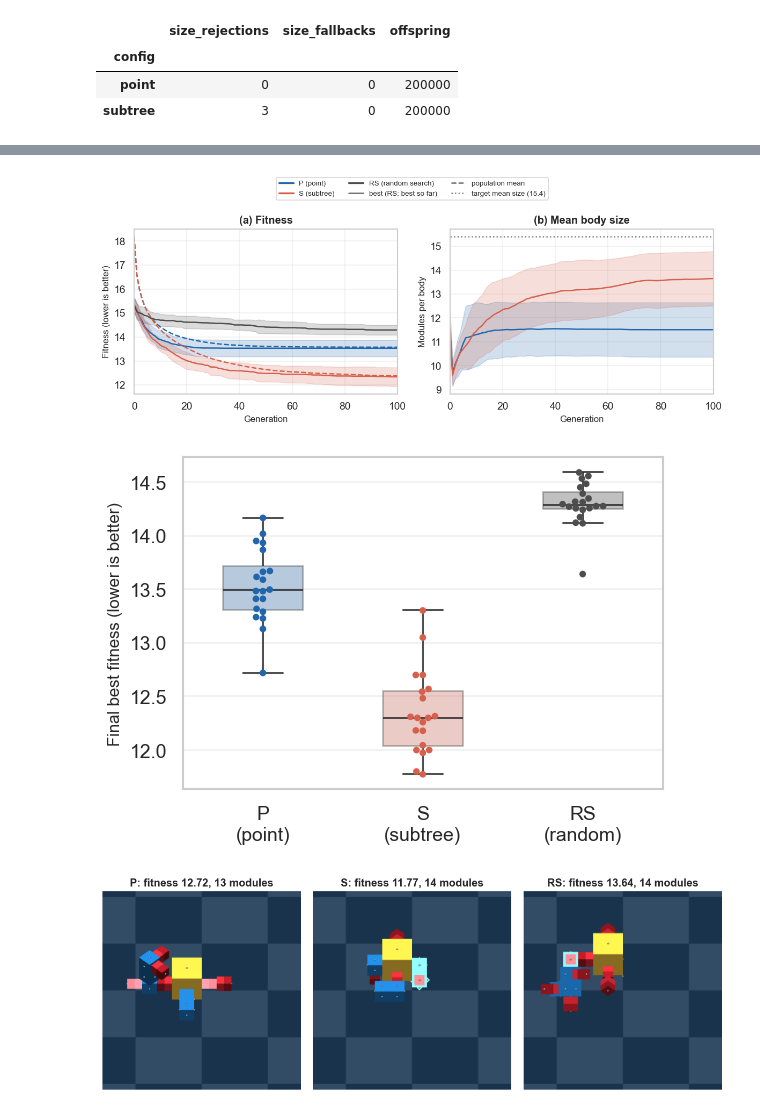
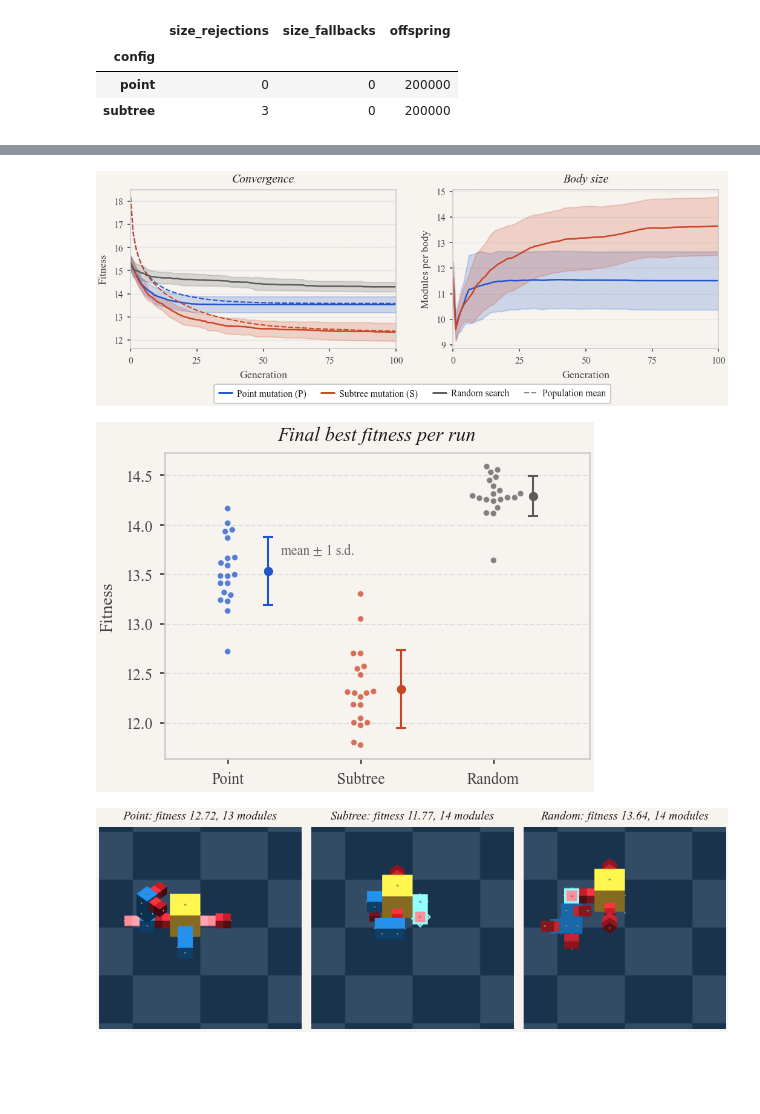
Before and after one commit to codegithubka/EvolutionaryComputing2026, a Jupyter notebook: assignments/assignment_1/analysis.ipynb, the cells around one changed output, grey strips where cells are left out. Cells and saved outputs as stored; diff of their text form; code cells hidden in the pictures; blank space fills up the shorter version.

Commit message:
modified figures

```diff
--- a/assignments/assignment_1/analysis.ipynb
+++ b/assignments/assignment_1/analysis.ipynb
@@ -149,58 +189,68 @@ pd.read_csv(OUT / "step_size.csv").round(3)
 | 6 | full21 | shrink | 1000 | 1.955 | 0.894 | 0.385 | 0.085 | ... |
 | 7 | full21 | hoist | 1000 | 2.752 | 1.253 | 0.879 | 0.000 | ... |
 # %%
-target_mean = np.mean([t.number_of_nodes() for t in load_targets()])
-
-fig, (ax_fit, ax_size) = plt.subplots(1, 2, figsize=(10, 3.6))
+fig, (ax_fit, ax_size) = plt.subplots(1, 2, figsize=(PAGE_W, 2.6), sharex=True)
 for config in CONFIGS:
     runs = df[df["config"] == config]
     sns.lineplot(data=runs, x="gen", y="best", color=COLORS[config], errorbar="sd",
                  legend=False, ax=ax_fit)
     if config != "random":
         sns.lineplot(data=runs, x="gen", y="mean", color=COLORS[config], errorbar=None,
-                     linestyle="--", legend=False, ax=ax_fit)
+                     linestyle=DASHED, linewidth=1.0, legend=False, ax=ax_fit)
         sns.lineplot(data=runs, x="gen", y="mean_size", color=COLORS[config], errorbar="sd",
                      legend=False, ax=ax_size)
-ax_size.axhline(target_mean, color=COLORS["target"], linestyle=":")
 
-ax_fit.set(title="(a) Fitness", xlabel="Generation", ylabel="Fitness (lower is better)")
-ax_size.set(title="(b) Mean body size", xlabel="Generation", ylabel="Modules per body")
+panel_title(ax_fit, "Convergence")
+panel_title(ax_size, "Body size")
+ax_fit.set_ylabel("Fitness")
+ax_size.set_ylabel("Modules per body")
+
+handles = [Line2D([], [], color=COLORS[c], lw=1.4, label=LABELS[c]) for c in CONFIGS]
+handles.append(Line2D([], [], color="#888888", lw=1.0, linestyle=DASHED, label="Population mean"))
+
+
 for ax in (ax_fit, ax_size):
-    ax.set_xlim(0, df["gen"].max())
-
-handles = [Line2D([], [], color=COLORS[c], lw=2) for c in CONFIGS]
-handles += [Line2D([], [], color="dimgrey", ls="-"), Line2D([], [], color="dimgrey", ls="--"),
-            Line2D([], [], color=COLORS["target"], ls=":")]
-labels = [LABELS[c] for c in CONFIGS]
-labels += ["best (RS: best so far)", "population mean", f"target mean size ({target_mean:.1f})"]
-fig.legend(handles, labels, loc="lower center", bbox_to_anchor=(0.5, 1.0), ncol=3)
-fig.tight_layout()
+    ax.set_xlim(0, 100)
+    ax.set_xticks([0, 25, 50, 75, 100])
+    ax.set_xlabel("Generation")
+fig.tight_layout(pad=0.4, w_pad=1.8, rect=(0, 0.09, 1, 1))
+fig.legend(handles=handles, loc="lower center", bbox_to_anchor=(0.5, -0.01), ncol=4,
+           handlelength=1.4, handletextpad=0.5, columnspacing=1.6, borderpad=0.5)
 fig.savefig(OUT / "fig1_dynamics.png")
 fig.savefig(OUT / "fig1_dynamics.pdf")
 plt.show()
 # %% [output]
-[figure, old version]
+[figure, new version]
 # %%
-order = [f"{SHORT[c]}\n({c})" for c in CONFIGS]
-palette = {label: COLORS[c] for label, c in zip(order, CONFIGS)}
-final_df = last.assign(label=last["config"].map(lambda c: f"{SHORT[c]}\n({c})"))
+order = [SHORT[c] for c in CONFIGS]
+palette = {SHORT[c]: COLORS[c] for c in CONFIGS}
+final_df = last.assign(method=last["config"].map(SHORT))
 
-fig, ax = plt.subplots(figsize=(5, 3.6))
-sns.boxplot(data=final_df, x="label", y="best", hue="label", order=order, palette=palette,
-            width=0.5, showfliers=False, boxprops={"alpha": 0.35}, legend=False, ax=ax)
-sns.swarmplot(data=final_df, x="label", y="best", hue="label", order=order, palette=palette,
-              size=4, legend=False, ax=ax)
-ax.set(xlabel="", ylabel="Final best fitness (lower is better)")
-fig.tight_layout()
+fig, ax = plt.subplots(figsize=(COL_W, 2.5))
+sns.swarmplot(data=final_df, x="method", y="best", order=order, hue="method", hue_order=order,
+              palette=palette, size=3.0, alpha=0.75, linewidth=0.3, edgecolor="white",
+              legend=False, ax=ax)
+for i, config in enumerate(CONFIGS):
+    values = final.loc[config]
+    ax.errorbar(i + 0.30, values.mean(), yerr=values.std(), color=COLORS[config],
+                marker="o", markersize=3.4, elinewidth=1.0, capsize=2.2, capthick=1.0,
+                linestyle="none", zorder=5)
+
+panel_title(ax, "Final best fitness per run")
+ax.set(xlabel="", ylabel="Fitness")
+ax.margins(x=0.18)
+ax.annotate("mean $\\pm$ 1 s.d.", xy=(0.30, final.loc["point"].mean()), xytext=(6, 8),
+            textcoords="offset points", fontsize=6.5, color="#666666")
+fig.tight_layout(pad=0.4)
 fig.savefig(OUT / "fig2_final_best.png")
 fig.savefig(OUT / "fig2_final_best.pdf")
 plt.show()
 # %% [output]
-[figure, old version]
+[figure, new version]
 # %%
 best_runs = last.loc[last.groupby("config")["best"].idxmin()].set_index("config").reindex(CONFIGS)
 
-fig, axes = plt.subplots(1, 3, figsize=(10, 3.6))
+fig, axes = plt.subplots(1, 3, figsize=(PAGE_W, 2.4))
 for ax, (config, row) in zip(axes, best_runs.iterrows()):
     payload = json.loads((DATA / config / f"seed_{int(row['seed']):02d}" / "best_genome.json").read_text())
     mj.set_mjcb_control(None)
@@ -214,11 +264,11 @@ for ax, (config, row) in zip(axes, best_runs.iterrows()):
                                   save=True, save_path=str(OUT / f"best_body_{config}.png"))
     w, h = image.size
     ax.imshow(image.crop((w * 0.25, h * 0.25, w * 0.75, h * 0.75)))
-    ax.set_title(f"{SHORT[config]}: fitness {row['best']:.2f}, {payload['num_nodes']} modules")
-    ax.axis("off")
-fig.tight_layout()
+    panel_title(ax, f"{SHORT[config]}: fitness {row['best']:.2f}, {payload['num_nodes']} modules")
+    ax.set_axis_off()
+fig.tight_layout(pad=0.4, w_pad=1.0)
 fig.savefig(OUT / "fig3_best_bodies.png")
 fig.savefig(OUT / "fig3_best_bodies.pdf")
 plt.show()
 # %% [output]
-[figure, old version]
+[figure, new version]
```
Also changed, not shown: parts of 2 cells of this notebook, 5 other files.
